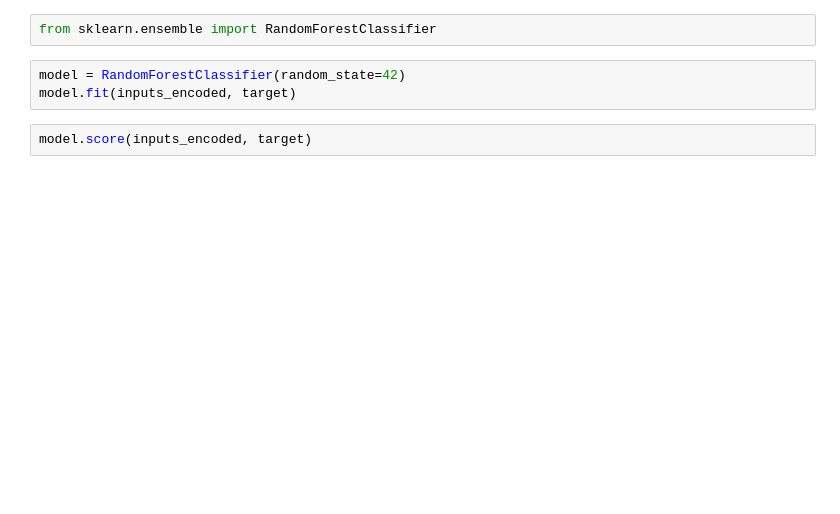
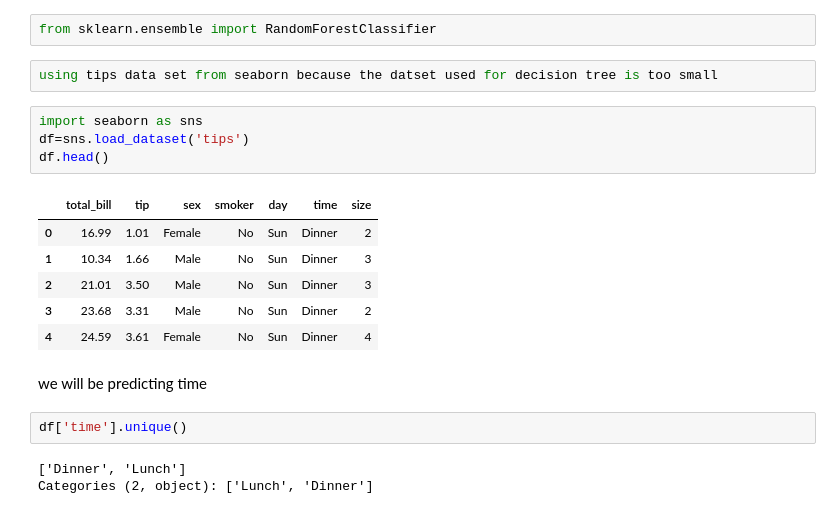
Before and after one commit to Abhishek-bytes/ML-LABS, a Jupyter notebook: Phase_1_Classical_ML/RandomForests..ipynb, the cells around one changed output. Saved outputs shown, nothing was run; the diff lists cells and outputs as text; blank space fills up the shorter version.

```diff
--- a/Phase_1_Classical_ML/RandomForests..ipynb
+++ b/Phase_1_Classical_ML/RandomForests..ipynb
@@ -74,7 +130,22 @@ inputs_encoded
 # %%
 from sklearn.ensemble import RandomForestClassifier
-# %%
-model = RandomForestClassifier(random_state=42)
-model.fit(inputs_encoded, target)
-# %%
-model.score(inputs_encoded, target)
+# %%
+using tips data set from seaborn because the datset used for decision tree is too small
+# %%
+import seaborn as sns
+df=sns.load_dataset('tips')
+df.head()
+# %% [output]
+|  | total_bill | tip | sex | smoker | day | time | size |
+| 0 | 16.99 | 1.01 | Female | No | Sun | Dinner | 2 |
+| 1 | 10.34 | 1.66 | Male | No | Sun | Dinner | 3 |
+| 2 | 21.01 | 3.50 | Male | No | Sun | Dinner | 3 |
+| 3 | 23.68 | 3.31 | Male | No | Sun | Dinner | 2 |
+| 4 | 24.59 | 3.61 | Female | No | Sun | Dinner | 4 |
+# %% [markdown]
+we will be predicting time
+# %%
+df['time'].unique()
+# %% [output]
+['Dinner', 'Lunch']
+Categories (2, object): ['Lunch', 'Dinner']
```
Also changed, not shown: parts of 26 cells of this notebook, 1 other file.
